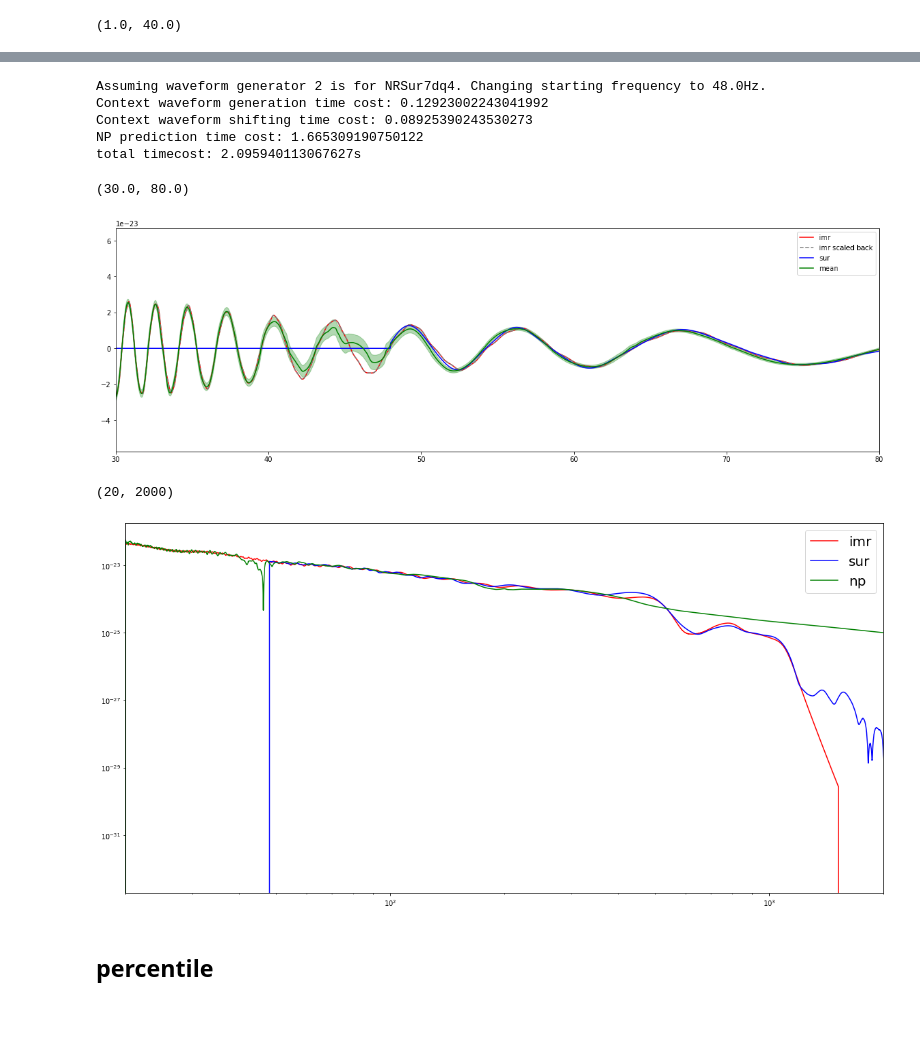
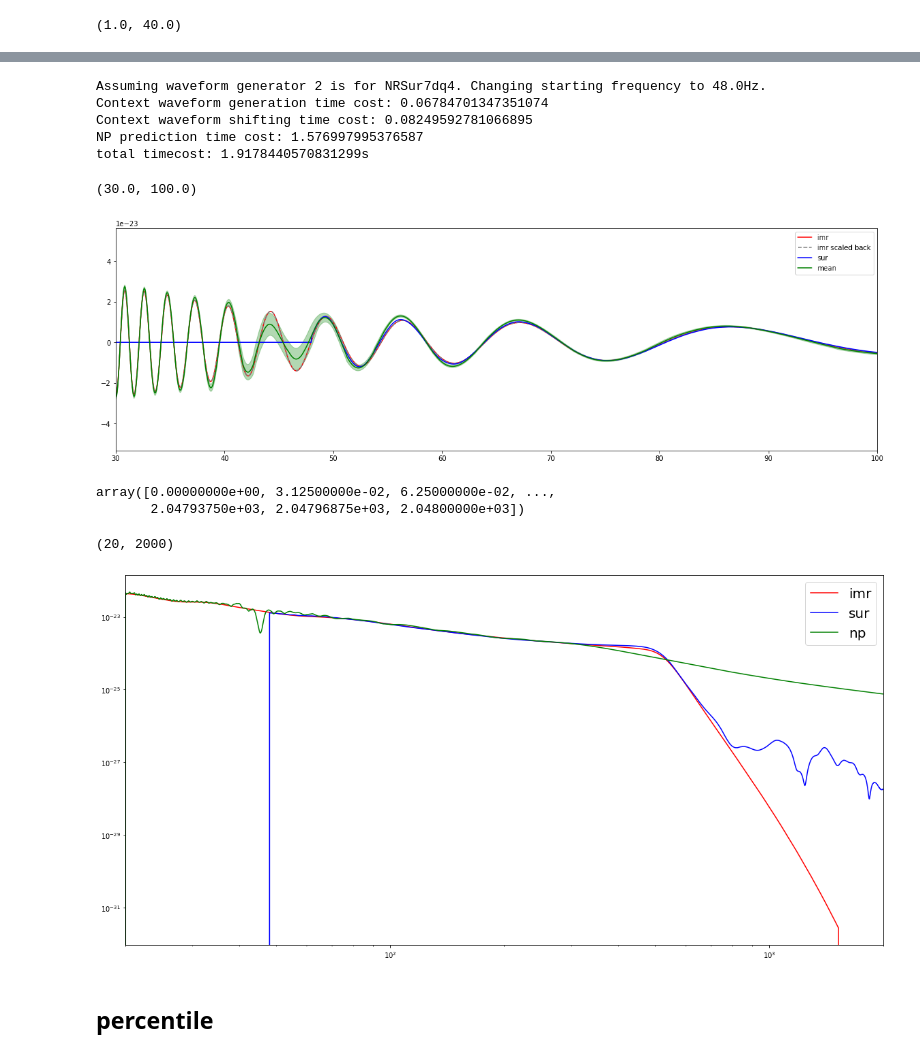
Before and after one commit to MarinerQ/npf_GWwaveform, a Jupyter notebook: gw/application/npwavegen-IMRSUR.ipynb, the cells around one changed output, grey strips where cells are left out. Drawn from its saved outputs; the diff is of its cells as text; code cells hidden in the pictures; blank space fills up the shorter version.

```diff
--- a/gw/application/npwavegen-IMRSUR.ipynb
+++ b/gw/application/npwavegen-IMRSUR.ipynb
@@ -642,7 +642,7 @@ plt.legend()
 # %%
 duration=32
 f_lower=10*2
-sampling_frequency=4096*2
+sampling_frequency=4096
 ifos = bilby.gw.detector.InterferometerList(['L1'])
 det = ifos[0]
 det.duration = duration
@@ -691,9 +691,9 @@ f_ref = 110
 f_lower = 20
 f_lower_sur = np.ceil(npgwutils.safe_fmin_NRSur7dq4(injection_parameters))
 waveform_arguments1 = dict(waveform_approximant=approx,
-                              reference_frequency=f_ref, minimum_frequency=f_lower)
+                              reference_frequency=f_ref, minimum_frequency=f_lower, mode_array=[[2,2],[2,-2]])
 waveform_arguments2 = dict(waveform_approximant=approx_under,
-                              reference_frequency=f_ref, minimum_frequency=f_lower_sur)
+                              reference_frequency=f_ref, minimum_frequency=f_lower_sur, mode_array=[[2,2],[2,-2]])
 
 waveform_generator1 = bilby.gw.WaveformGenerator(
     duration=duration, sampling_frequency=sampling_frequency,
@@ -752,7 +752,8 @@ waveform generation and shifting time cost: 2.1742560863494873
 # %%
 # local
 #path_local_PHM = '/Users/qianhu/Documents/Glasgow/research/np_waveform/npf_GWwaveform/gw/trained_models/FULLFD_IMRsur_PHM_q25a8M40_2N10k/'
-path_local_PHM = '/Users/qianhu/Documents/Glasgow/research/np_waveform/npf_GWwaveform/gw/trained_models/run0314_IMRSUR_20ctxtfrom0_R128/'
+path_local_PHM = '/Users/qianhu/Documents/Glasgow/research/np_waveform/npf_GWwaveform/gw/trained_models/run0314_IMRSUR_20ctxt_R128/'
+path_local_PHM22 = '/Users/qianhu/Documents/Glasgow/research/np_waveform/npf_GWwaveform/gw/trained_models/run0319_IMRSUR22_5ctxt_R32/'
 
 #path_local_P = '/Users/qianhu/Documents/Glasgow/research/np_waveform/npf_GWwaveform/gw/trained_models/FULLFD_IMRsur_P_q25a8M40_2N10k/'
 #path_local_P = '/Users/qianhu/Documents/Glasgow/research/np_waveform/npf_GWwaveform/gw/trained_models/run0215_2/'
@@ -766,14 +767,14 @@ path_cit_PHM = '/home/qian.hu/neuron_process_waveform/npf_GWwaveform/gw/trained_
 path_cit_P = '/home/qian.hu/neuron_process_waveform/npf_GWwaveform/gw/trained_models/run0211/'
 
 
-np_model_path = path_local_PHM
+np_model_path = path_local_PHM22
 waveform_generator_np_mix = gwgenerator.NPUeqMixWaveformGenerator(model_path=np_model_path,
                                                           context_waveform_generator1=waveform_generator1,
                                                           context_waveform_generator2=waveform_generator2,
-                                                          context_fraction = 0.2,
+                                                          context_fraction = 0.05,
                                                           example_det = det,
                                                           device='cpu',
-                                                          R_DIM=128)
+                                                          R_DIM=32)
 # %% [output]
 --- Loading plus_real/ConvCNP/run_0 ---
 
@@ -797,44 +799,49 @@ t2 = time.time()
 print(f"total timecost: {t2-t1}s")
 # %% [output]
 Assuming waveform generator 2 is for NRSur7dq4. Changing starting frequency to 48.0Hz.
-Context waveform generation time cost: 0.12923002243041992
-Context waveform shifting time cost: 0.08925390243530273
-NP prediction time cost: 1.665309190750122
-total timecost: 2.095940113067627s
+Context waveform generation time cost: 0.06784701347351074
+Context waveform shifting time cost: 0.08249592781066895
+NP prediction time cost: 1.576997995376587
+total timecost: 1.9178440570831299s
 # %%
 plt.figure(figsize=(20,6))
 
 mode = 'plus'
 part = 'real'
 
 if part=='real':
     plt.plot(waveform_generator1.frequency_array, np.real(h_dict_imr[mode]), label='imr',color='r')
     plt.plot(farray_shiftedimr, np.real(h_dict_imr_to_shift[mode]), label='imr scaled back',color='grey',linestyle='--')
 
     plt.plot(waveform_generator2.frequency_array, np.real(h_dict_sur[mode]), label='sur',color='b')
     #plt.plot(farray_shiftedsur, np.real(h_dict_sur_to_shift[mode]), label='sur',color='b')
 
     plt.plot(waveform_generator2.frequency_array, np.real(h_dict[mode]), label='mean',color='g')
     plt.fill_between(waveform_generator1.frequency_array,
                     np.real(h_dict[mode]-error_dict[mode]),np.real(h_dict[mode]+error_dict[mode]),
                     alpha=0.3,color='g' )
 elif part=='imag':
     plt.plot(waveform_generator1.frequency_array, np.imag(h_dict_imr[mode]), label='imr',color='r')
     #plt.plot(waveform_generator2.frequency_array, np.imag(h_dict_sur[mode]), label='sur',color='b')
     plt.plot(farray_shiftedsur, np.imag(h_dict_sur_to_shift[mode]), label='sur',color='b')
 
     plt.plot(waveform_generator2.frequency_array, np.imag(h_dict[mode]), label='mean',color='g')
     plt.fill_between(waveform_generator1.frequency_array,
                     np.imag(h_dict[mode]-error_dict[mode]),np.imag(h_dict[mode]+error_dict[mode]),
                     alpha=0.3,color='g' )
 
 
 plt.legend()
 #plt.xlim(40,100)
-plt.xlim(30,80)
+plt.xlim(30,100)
 # %% [output]
-(30.0, 80.0)
+(30.0, 100.0)
-[figure, old version]
+[figure, new version]
+# %%
+waveform_generator1.frequency_array
+# %% [output]
+array([0.00000000e+00, 3.12500000e-02, 6.25000000e-02, ...,
+       2.04793750e+03, 2.04796875e+03, 2.04800000e+03])
 # %%
 plt.figure(figsize=(20,10))
 
@@ -850,7 +857,7 @@ plt.legend(fontsize=20)
 plt.xlim(20,2000)
 # %% [output]
 (20, 2000)
-[figure, old version]
+[figure, new version]
 # %% [markdown]
 ## percentile
 # %%
```
Also changed, not shown: parts of 2 cells of this notebook, 3 other files.
